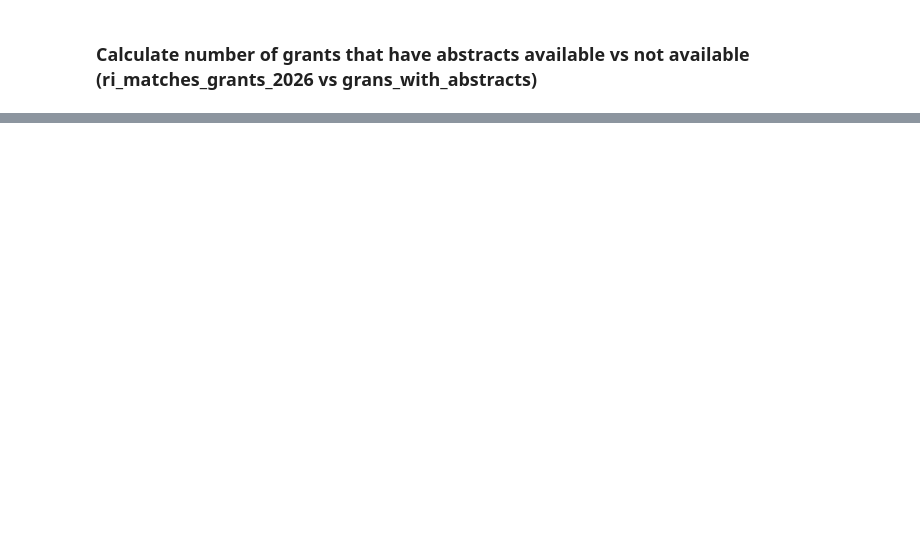
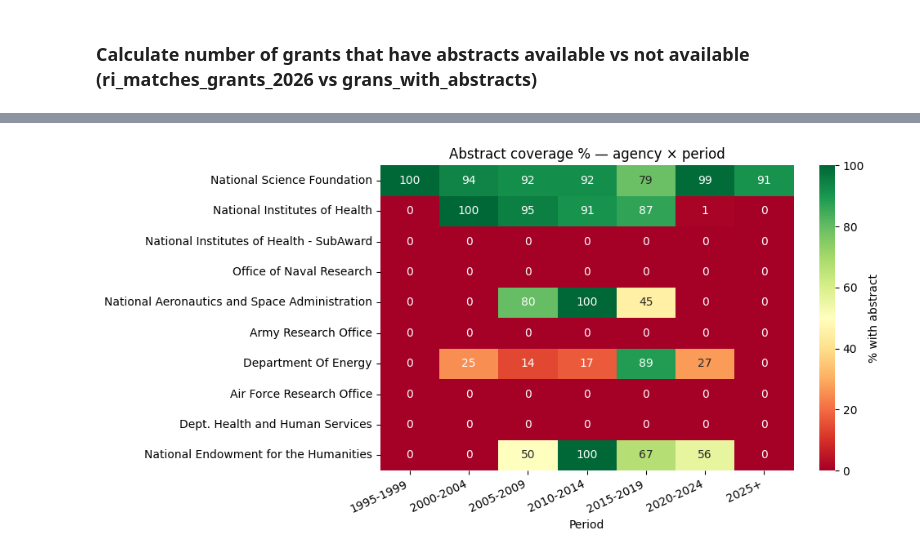
Before and after one commit to ebertini/visualizing-neu, a Jupyter notebook: notebooks/01_schema_overview.ipynb, the cells around one changed output, grey strips where cells are left out. Drawn from its saved outputs; the diff is of its cells as text; code cells hidden in the pictures; blank space fills up the shorter version.

Commit message:
grant checks

```diff
--- a/notebooks/01_schema_overview.ipynb
+++ b/notebooks/01_schema_overview.ipynb
@@ -1106,0 +846,97 @@ Of the 1,928 grants with abstract text:
+# %%
+# Abstract availability diagnostic
+# ---------------------------------
+# For each dimension, we compute:  n_grants, n_with_abstract, coverage%
+# Uses the current grants.parquet (abstract text merged in from grants-with-abstract).
+
+_g = grants.copy()
+_g['has_abs'] = _g['abstract'].astype(str).str.len() > 50
+_total    = len(_g)
+_total_ok = int(_g.has_abs.sum())
+print(f'Overall: {_total_ok:,}/{_total:,} grants have abstract text ({_total_ok/_total*100:.1f}%)\n')
+
+# ---- (1) By agency (top 12 by grant count) ----
+agency_stats = (_g.groupby(_g['agencyname'].fillna('(unknown)'))
+                  .agg(n_grants=('grant_id','count'),
+                       n_with_abs=('has_abs','sum'),
+                       total_dollars=('totaldollars','sum'))
+                  .assign(pct_with_abs=lambda d: (d.n_with_abs/d.n_grants*100).round(1))
+                  .sort_values('n_grants', ascending=False)
+                  .head(12))
+print('=== Abstract coverage by AGENCY (top 12) ===')
+print(agency_stats.to_string())
+
+# ---- (2) By period (5-year buckets on startdateyear) ----
+_g['period'] = pd.cut(_g['startdateyear'],
+                       bins=[1994, 1999, 2004, 2009, 2014, 2019, 2024, 2030],
+                       labels=['1995-1999','2000-2004','2005-2009','2010-2014',
+                               '2015-2019','2020-2024','2025+'])
+period_stats = (_g.groupby('period', observed=True)
+                  .agg(n_grants=('grant_id','count'),
+                       n_with_abs=('has_abs','sum'))
+                  .assign(pct_with_abs=lambda d: (d.n_with_abs/d.n_grants*100).round(1)))
+print('\n=== Abstract coverage by PERIOD (5-year buckets) ===')
+print(period_stats.to_string())
+
+# ---- (2b) NIH-only view of the same buckets (the collapse is agency-specific) ----
+_nih = _g[_g.agencyname.astype(str).str.contains('National Institutes of Health',
+                                                   case=False, na=False)]
+nih_period = (_nih.groupby('period', observed=True)
+                  .agg(n_grants=('grant_id','count'),
+                       n_with_abs=('has_abs','sum'))
+                  .assign(pct_with_abs=lambda d: (d.n_with_abs/d.n_grants*100).round(1)))
+print('\n=== NIH-only coverage by period (shows the 2020+ cliff) ===')
+print(nih_period.to_string())
+
+# ---- (3) By faculty — top 20 PIs by grant count ----
+# Attach abstract flag through the faculty_grants join. is_pi==True to focus on lead PIs.
+fac_pi = (faculty_grants[faculty_grants.is_pi == True]
+          .merge(_g[['grant_id','has_abs']].astype({'grant_id':str}), on='grant_id', how='left'))
+fac_pi['has_abs'] = fac_pi.has_abs.fillna(False)
+
+faculty_stats = (fac_pi.groupby(['faculty_id','faculty_name'])
+                    .agg(n_grants=('grant_id','nunique'),
+                         n_with_abs=('has_abs','sum'))
+                    .assign(pct_with_abs=lambda d: (d.n_with_abs/d.n_grants*100).round(0).astype(int))
+                    .sort_values('n_grants', ascending=False)
+                    .head(20)
+                    .reset_index())
+print('\n=== Abstract coverage — top 20 PIs by grant count (lead-PI only) ===')
+print(faculty_stats[['faculty_name','n_grants','n_with_abs','pct_with_abs']].to_string(index=False))
+
+# ---- (4) Agency × period — coverage matrix (top 10 agencies) ----
+_top_ag = _g['agencyname'].value_counts().head(10).index
+_ap = _g[_g['agencyname'].isin(_top_ag)]
+
+# n_grants  and n_with_abs, both indexed by (agency, period)
+_n   = _ap.groupby(['agencyname','period'], observed=True).grant_id.count().unstack(fill_value=0)
+_wa  = _ap.groupby(['agencyname','period'], observed=True).has_abs.sum().unstack(fill_value=0)
+_pct = (_wa / _n.replace(0, np.nan) * 100).round(0)
+
+# Preserve original agency order (by total grants desc)
+_pct = _pct.reindex(_top_ag)
+_n   = _n.reindex(_top_ag)
+
+# Print an aligned "pct% (n)" table so both signals are visible in one glance
+print('\n=== AGENCY x PERIOD — abstract coverage % (n grants in parentheses) ===')
+def _fmt(pct, n):
+    if pd.isna(pct): return '   -   '
+    return f'{int(pct):3d}% ({int(n):>3d})'
+matrix = pd.DataFrame({col: [_fmt(_pct.loc[a, col], _n.loc[a, col]) for a in _pct.index]
+                        for col in _pct.columns},
+                       index=_pct.index)
+with pd.option_context('display.max_colwidth', None, 'display.width', 200):
+    print(matrix.to_string())
+
+# And a quick heatmap
+import matplotlib.pyplot as plt
+import seaborn as sns
+fig, ax = plt.subplots(figsize=(10, 5))
+sns.heatmap(_pct.fillna(0), annot=True, fmt='.0f', cmap='RdYlGn', vmin=0, vmax=100,
+            cbar_kws={'label': '% with abstract'}, ax=ax)
+ax.set_title('Abstract coverage % — agency × period')
+ax.set_xlabel('Period'); ax.set_ylabel('')
+plt.xticks(rotation=25, ha='right')
+plt.tight_layout()
+plt.show()
+# %% [output]
@@ -1106,0 +960 @@ Of the 1,928 grants with abstract text:
+[figure, added]
```
Also changed, not shown: parts of 23 cells of this notebook.
